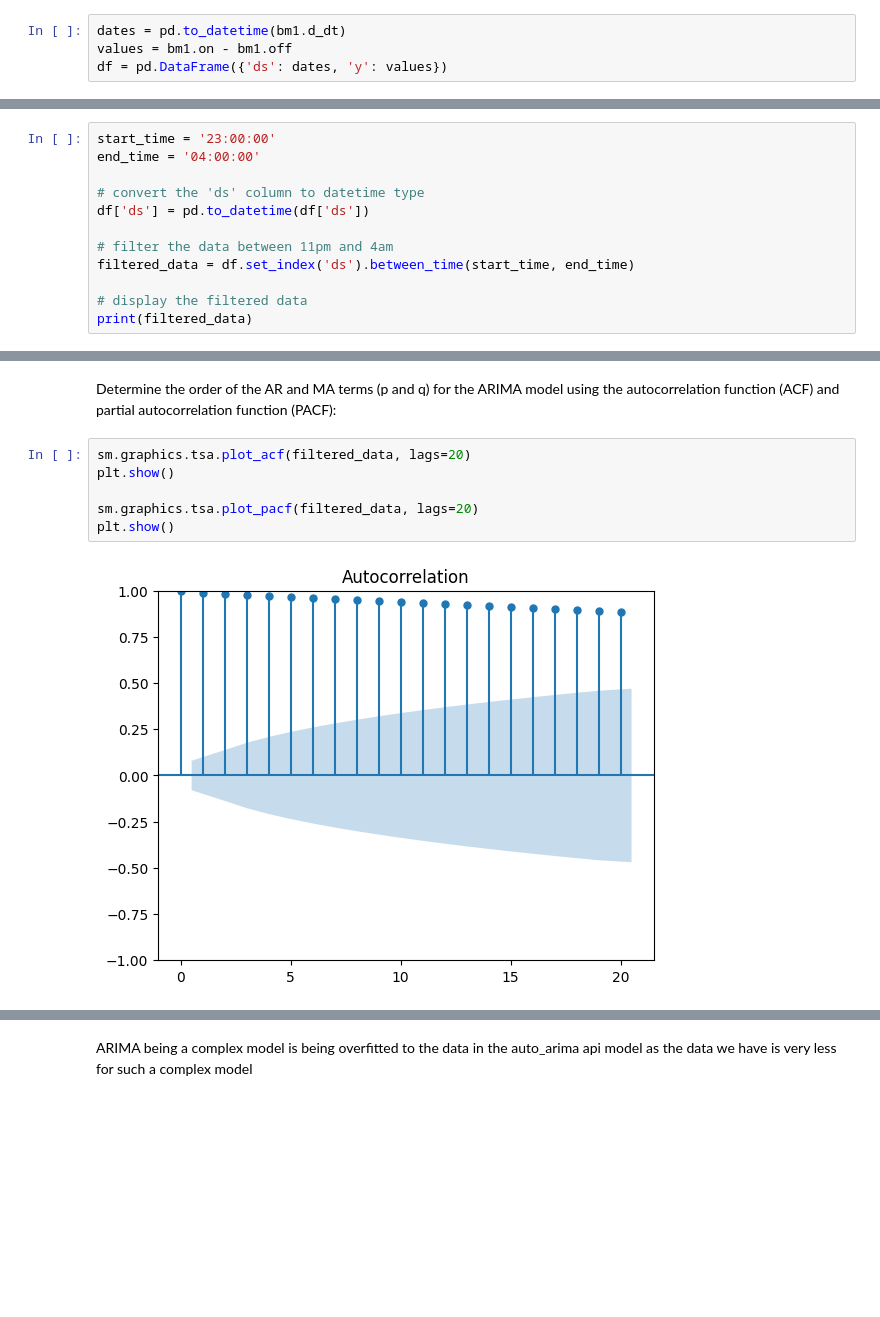
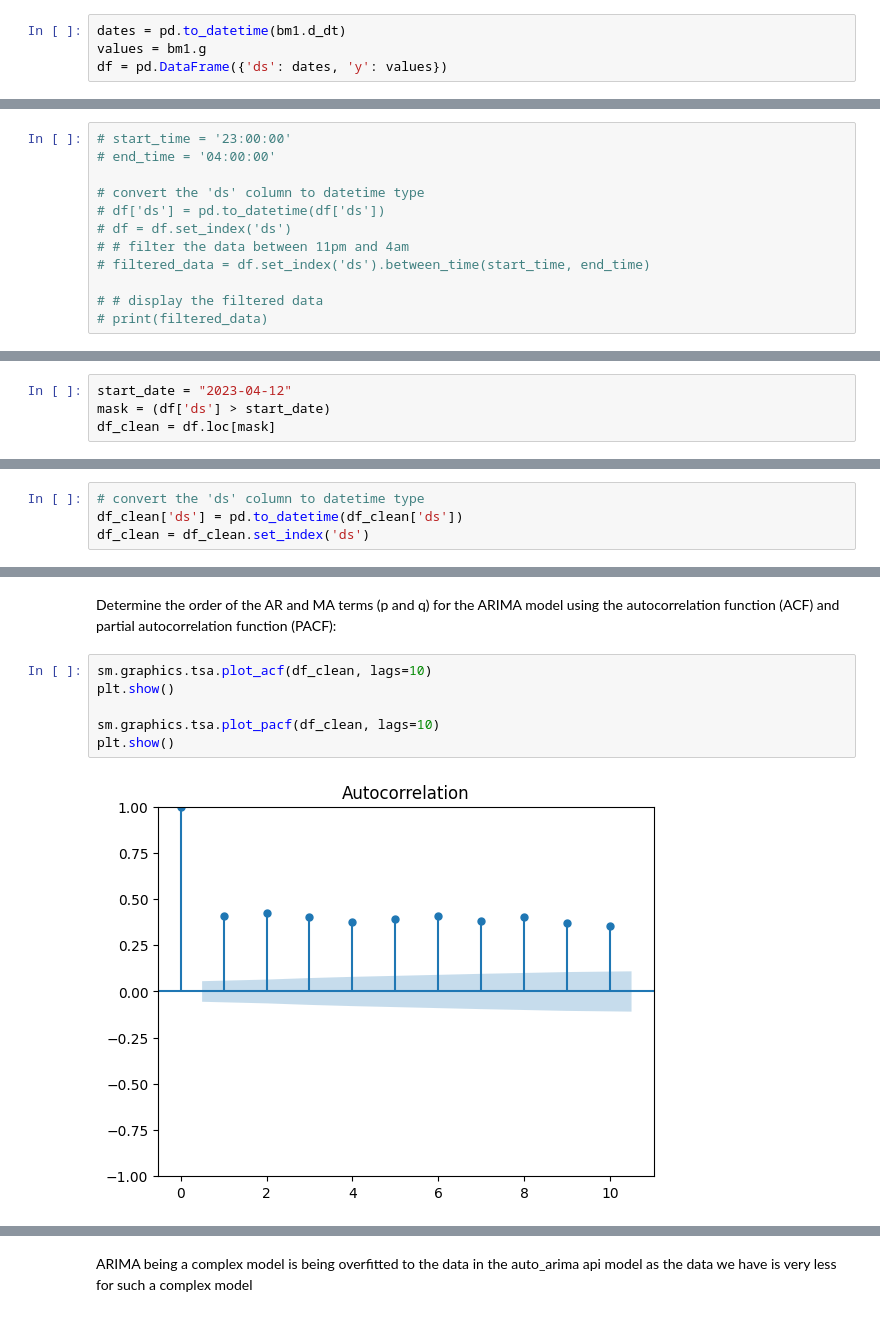
Before and after one commit to wFairmanOlin/Biomass, a Jupyter notebook: Prediction_model.ipynb, the cells around one changed output, grey strips where cells are left out. Cells and saved outputs as stored; diff of their text form; blank space fills up the shorter version.

```diff
--- a/Prediction_model.ipynb
+++ b/Prediction_model.ipynb
@@ -287,4 +289,4 @@ Successfully installed catboost-1.1.1 eli5-0.13.0 pmdarima-2.0.3 scalecast-0.18.
 # %%
 dates = pd.to_datetime(bm1.d_dt)
-values = bm1.on - bm1.off
+values = bm1.g
 df = pd.DataFrame({'ds': dates, 'y': values})
@@ -293,12 +293,12 @@ Filtering data for night-time
 # %%
-start_time = '23:00:00'
-end_time = '04:00:00'
+# start_time = '23:00:00'
+# end_time = '04:00:00'
 
 # convert the 'ds' column to datetime type
-df['ds'] = pd.to_datetime(df['ds'])
+# df['ds'] = pd.to_datetime(df['ds'])
+# df = df.set_index('ds')
+# # filter the data between 11pm and 4am
+# filtered_data = df.set_index('ds').between_time(start_time, end_time)
 
-# filter the data between 11pm and 4am
-filtered_data = df.set_index('ds').between_time(start_time, end_time)
-
-# display the filtered data
-print(filtered_data)
+# # display the filtered data
+# print(filtered_data)
@@ -320,0 +323,4 @@ ds
+# %%
+start_date = "2023-04-12"
+mask = (df['ds'] > start_date)
+df_clean = df.loc[mask]
@@ -320,0 +343,4 @@ ds
+# %%
+# convert the 'ds' column to datetime type
+df_clean['ds'] = pd.to_datetime(df_clean['ds'])
+df_clean = df_clean.set_index('ds')
@@ -385,10 +409,10 @@ plt.show()
 # %% [markdown]
 Determine the order of the AR and MA terms (p and q) for the ARIMA model using the autocorrelation function (ACF) and partial autocorrelation function (PACF):
 # %%
-sm.graphics.tsa.plot_acf(filtered_data, lags=20)
+sm.graphics.tsa.plot_acf(df_clean, lags=10)
 plt.show()
 
-sm.graphics.tsa.plot_pacf(filtered_data, lags=20)
+sm.graphics.tsa.plot_pacf(df_clean, lags=10)
 plt.show()
 # %% [output]
-[figure, old version]
+[figure, new version]
```
Also changed, not shown: parts of 43 cells of this notebook.
